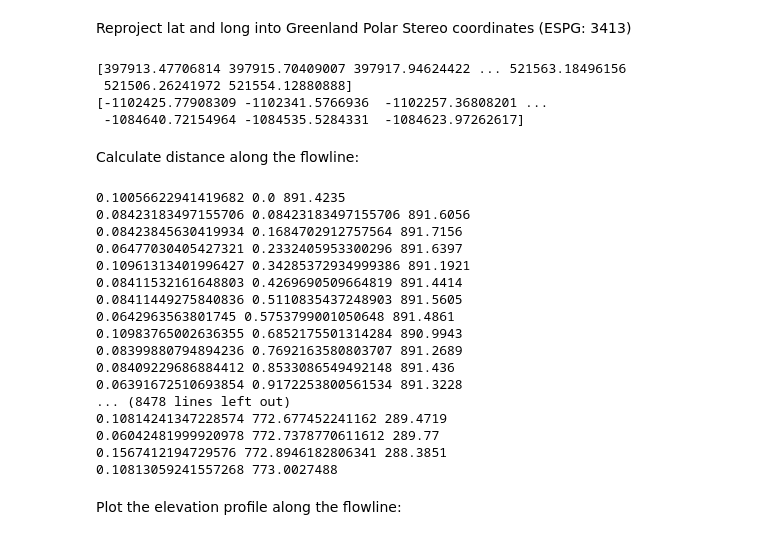
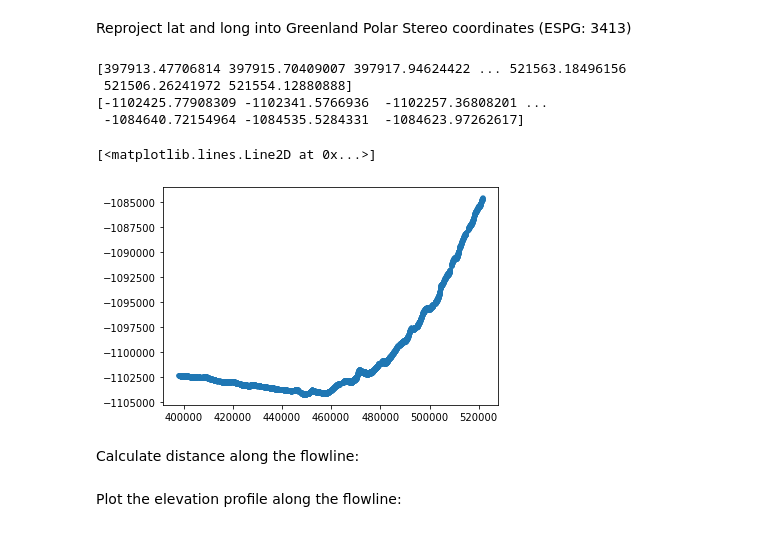
Before and after one commit to ICESAT-2HackWeek/xtrak, a Jupyter notebook: notebooks/ATMprocessing.ipynb, the cells around one changed output. Drawn from its saved outputs; the diff is of its cells as text; code cells hidden in the pictures.

```diff
--- a/notebooks/ATMprocessing.ipynb
+++ b/notebooks/ATMprocessing.ipynb
@@ -59,32 +66,35 @@ Reproject lat and long into Greenland Polar Stereo coordinates (ESPG: 3413)
 # %%
 #REPROJECT LAT LONG INTO GREENLAND POLAR STEREO(ESPG: 3413)
 
 #Coordinate transformation function written by Fernando Paolo:
 def transform_coord(proj1, proj2, x, y):
     """
     Transform coordinates from proj1 to proj2 (EPSG num).
 
     Example EPSG projs:
         Geodetic (lon/lat): 4326
         Polar Stereo AnIS (x/y): 3031
         Polar Stereo GrIS (x/y): 3413
     """
     # Set full EPSG projection strings
     proj1 = pyproj.Proj("+init=EPSG:"+str(proj1))
     proj2 = pyproj.Proj("+init=EPSG:"+str(proj2))
     return pyproj.transform(proj1, proj2, x, y)  # convert
 
 #use the function to transform into Greenland Polar Stereo (PS_x, PS_y)
 PS_coords = transform_coord(4326, 3413, ATM_long, ATM_lat)
 PS_x = PS_coords[0]
 PS_y = PS_coords[1]
 print(PS_x)
 print(PS_y)
+plt.plot(PS_x,PS_y,'.')
 # %% [output]
 [397913.47706814 397915.70409007 397917.94624422 ... 521563.18496156
  521506.26241972 521554.12880888]
 [-1102425.77908309 -1102341.5766936  -1102257.36808201 ...
  -1084640.72154964 -1084535.5284331  -1084623.97262617]
+[<matplotlib.lines.Line2D at 0x...>]
+[figure, added]
 # %% [markdown]
 Calculate distance along the flowline:
 # %%
@@ -100,39 +110,37 @@ for i in range(len(ATM_lat)):
     #for all other subsequent points:
     else:
         #calculate distance from the last point
+        #in geodetic
+        #long_diff = ATM_long[i] - ATM_long[i-1]
+        #lat_diff = ATM_lat[i] - ATM_lat[i-1]
+        #print(long_diff, lat_diff)
+
+        #convert distance change from deg to meters
+        #Length in meters of 1° of latitude = always 111.32 km
+        #Length in meters of 1° of longitude = 40075 km * cos( latitude ) / 360
+
+        #x = 40075000.0 *math.cos(long_diff)/ 360.0
+        #y = 111320.0*(lat_diff)
+        #print(x, y)
+
         #in North PS, no conversion needed
         x_diff = PS_x[i] - PS_x[i-1]
         y_diff = PS_y[i] - PS_y[i-1]
         #print(x_diff, y_diff)
 
         #calculate distance from the previous point using the distance formula:
+        #in meters using geodetic
+        #dist_last = math.sqrt((x**2)+(y**2))
+        #print(dist_last)
+
         #in km using PS
-        dist_last = math.sqrt(((x_diff/1000)**2)+((y_diff/1000)**2))
-        #print(dist_last)
+        dist_last = math.sqrt((x_diff**2)+(y_diff**2))
 
         #add it to the previous distance along the track to get the cumulative distance
         dist_along[i] = dist_last + dist_along[i-1]
 
     #check the array of distance along the track in meters:
-    print(dist_last, dist_along[i], ATM_elev[i])
+    #print(dist_along[i], ATM_elev[i])
-# %% [output]
-0.10056622941419682 0.0 891.4235
-0.08423183497155706 0.08423183497155706 891.6056
-0.08423845630419934 0.1684702912757564 891.7156
-0.06477030405427321 0.2332405953300296 891.6397
-0.10961313401996427 0.34285372934999386 891.1921
-0.08411532161648803 0.4269690509664819 891.4414
-0.08411449275840836 0.5110835437248903 891.5605
-0.0642963563801745 0.5753799001050648 891.4861
-0.10983765002636355 0.6852175501314284 890.9943
-0.08399880794894236 0.7692163580803707 891.2689
-0.08409229686884412 0.8533086549492148 891.436
-0.06391672510693854 0.9172253800561534 891.3228
-... (8478 lines left out)
-0.10814241347228574 772.677452241162 289.4719
-0.06042481999920978 772.7378770611612 289.77
-0.1567412194729576 772.8946182806341 288.3851
-0.10813059241557268 773.0027488
 # %% [markdown]
 Plot the elevation profile along the flowline:
 # %%
```
Also changed, not shown: parts of 4 cells of this notebook.
